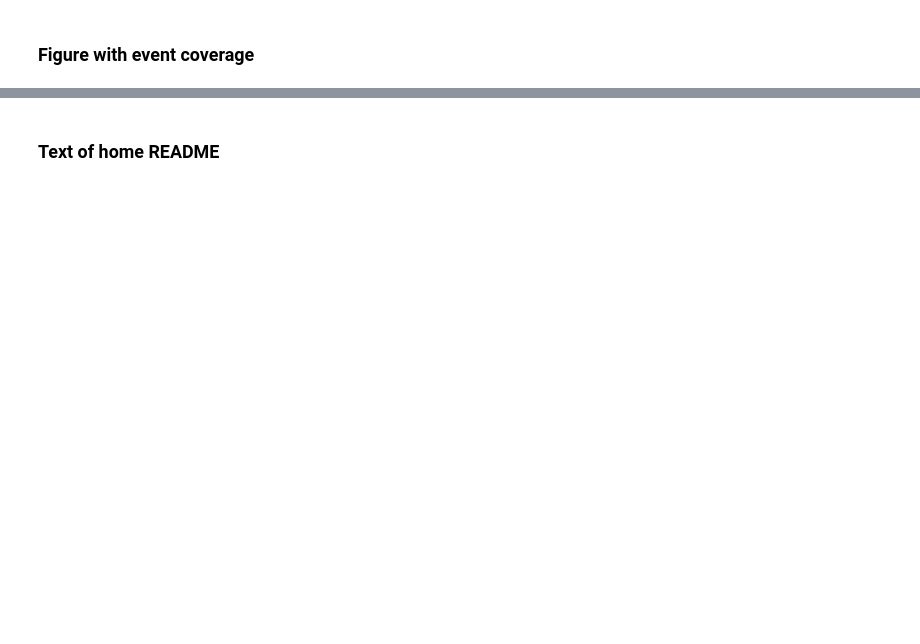
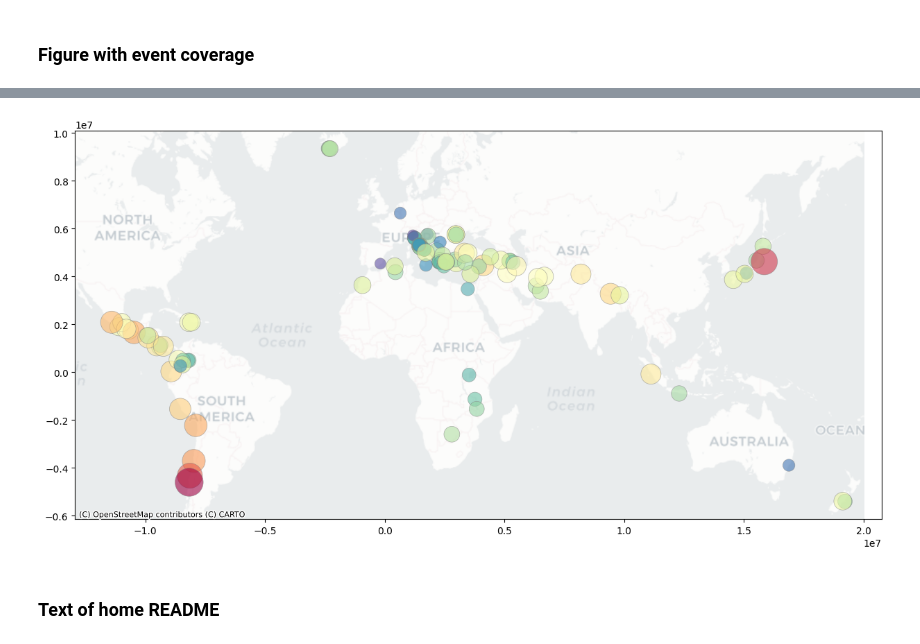
Before and after one commit to gem/earthquake-scenarios, a Jupyter notebook: src/6_esd.ipynb, the cells around one changed output, grey strips where cells are left out. Drawn from its saved outputs; the diff is of its cells as text; code cells hidden in the pictures; blank space fills up the shorter version.

```diff
--- a/src/6_esd.ipynb
+++ b/src/6_esd.ipynb
@@ -91,9 +124,15 @@ table
 # %%
 # Create GeoDataFrame
+df.rename(columns={ 'Latitude (decimal degrees)': 'Latitude',
+                    'Longitude (decimal degrees)': 'Longitude'}, inplace=True)
 gdf = gpd.GeoDataFrame(df,
                        geometry=gpd.points_from_xy(df.Longitude,
                                                    df.Latitude),
                        crs='EPSG:4326')
+
+# Reproject based on the coordinates of basemap
+if gdf.crs != 'EPSG:3857':
+    gdf = gdf.to_crs(epsg=3857)
 
 # Plot events
 fig, ax = plt.subplots(figsize=(15, 12)) # , alpha=0.5) # alpha not supported in OQ libraries
@@ -104,33 +143,35 @@ gdf.plot(ax=ax,
          cmap="Spectral_r",
          marker='o',
          markersize=df.Mw ** 3,
          edgecolor='grey',
          linewidth=0.5,
          label='Event_Name',
         #  legend=True,
          )
 
 # # Add labels to figure !!!! Needs more work because of overlaping labels
 # lbl = 'Year' # options: 'Year', 'Event_Name '
 # for x, y, label in zip(gdf.geometry.x, gdf.geometry.y, gdf[lbl]):
 #     ax.annotate(label,
 #                 xy=(x, y),
 #                 xytext=(3, 3),
 #                 textcoords="offset points",
 #                 color='black',
 #                 fontsize='small')
 
 # Add default basemap: CartoDB.Positron (uses Web Mercator --> epsg=3857)
 # Additional basemaps available at:
 # https://contextily.readthedocs.io/en/latest/providers_deepdive.html#What-is-this-%E2%80%9Cprovider%E2%80%9D-object-?
 ctx.add_basemap(ax, source=ctx.providers.CartoDB.Positron,
                 crs=gdf.crs, alpha=0.5)
 
 
 # Save figure
 file_path = os.path.join('..', 'World', 'eq_events.png')
 fig.savefig(file_path, facecolor="w",
             dpi=100, bbox_inches='tight')
+# %% [output]
+[figure, added]
 # %% [markdown]
 ### Text of home README
 # %%
```
Also changed, not shown: parts of 4 cells of this notebook, 4 other files.
